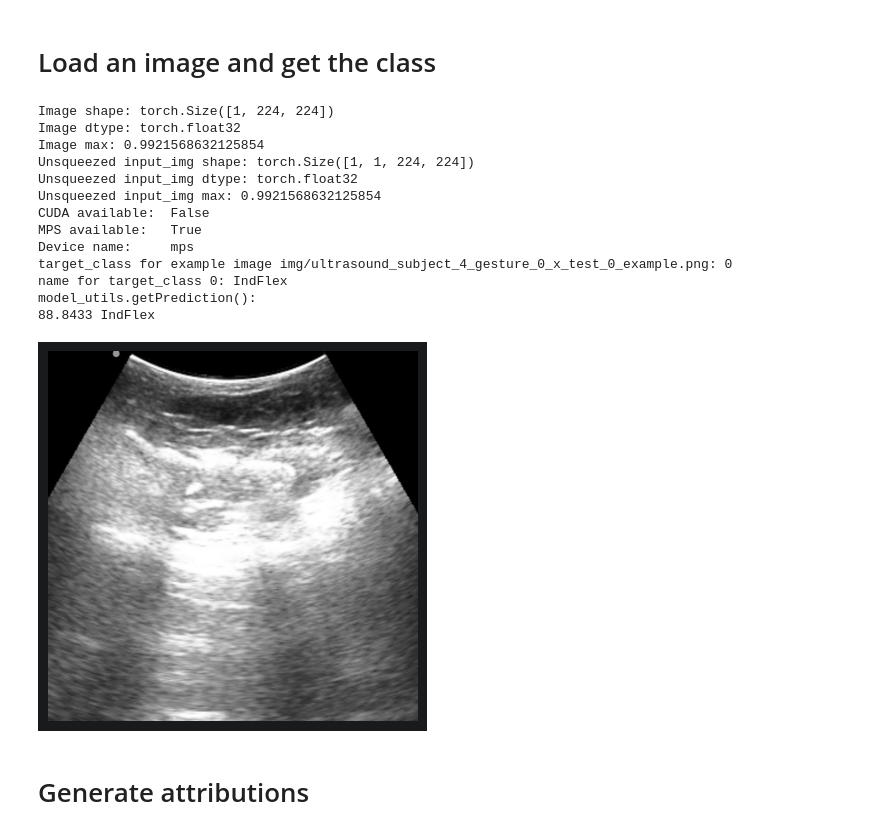
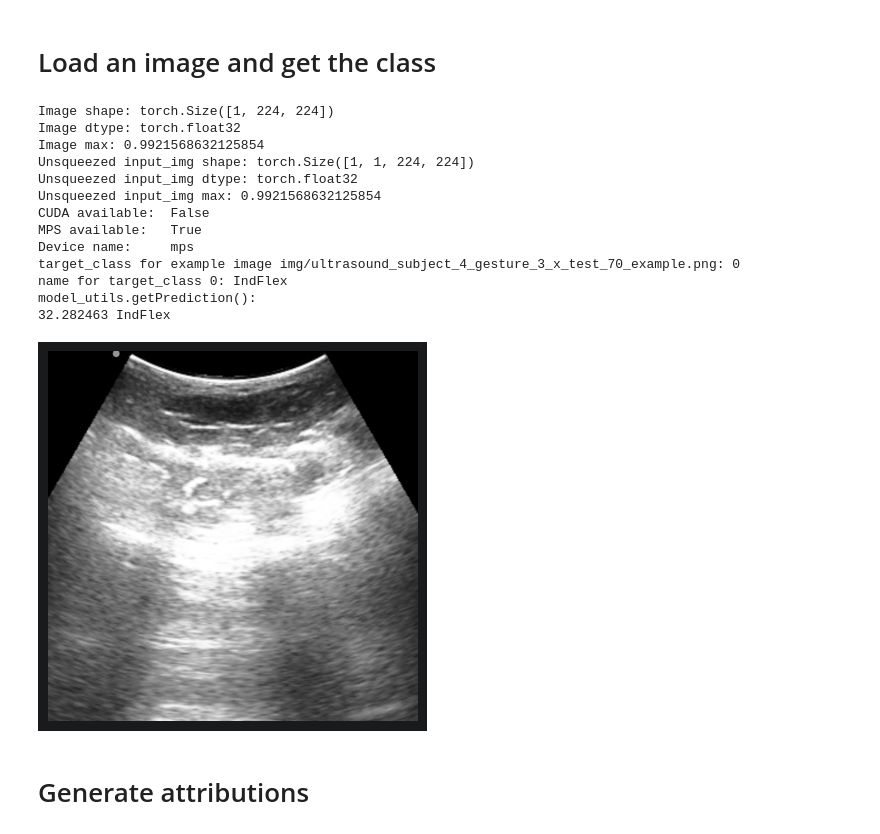
Before and after one commit to rickgladwin/Integrated-Decision-Gradients, a Jupyter notebook: IDG/example_ultrasound.ipynb, the cells around one changed output. Cells and saved outputs as stored; diff of their text form; code cells hidden in the pictures.

Commit message:
update test gesture and commit results

```diff
--- a/IDG/example_ultrasound.ipynb
+++ b/IDG/example_ultrasound.ipynb
@@ -193,7 +191,15 @@ from PIL.ImageFile import ImageFile
 # img = Image.open(image_path)
 
 # image_path = "img/ultrasound_subject_4_gesture_0_example.png"
-image_path = "img/ultrasound_subject_4_gesture_0_x_test_0_example.png"
+# image_path = "img/ultrasound_subject_4_gesture_0_x_test_0_example.png"
+# image_path = "img/ultrasound_subject_4_gesture_1_x_test_0_example.png"
+# image_path = "img/ultrasound_subject_4_gesture_1_x_test_10_example.png"
+# image_path = "img/ultrasound_subject_4_gesture_2_x_test_10_example.png"
+# image_path = "img/ultrasound_subject_4_gesture_2_x_test_30_example.png"
+# image_path = "img/ultrasound_subject_4_gesture_3_x_test_30_example.png"
+# image_path = "img/ultrasound_subject_4_gesture_3_x_test_38_example.png"
+# image_path = "img/ultrasound_subject_4_gesture_3_x_test_47_example.png"
+image_path = "img/ultrasound_subject_4_gesture_3_x_test_70_example.png"
 img: ImageFile = Image.open(image_path, formats=["PNG"])
 
 trans_img = transform(img)
@@ -265,36 +271,36 @@ print(f"target_class for example image {image_path}: {target_class}")
 # open the class list so the detected class string can be returned for printing
 # with open('../util/class_maps/ImageNet/imagenet_classes.txt') as f:
 #     classes = [line.strip() for line in f.readlines()]
 name = classes[target_class]
 print(f"name for target_class {target_class}: {name}")
 print(f"model_utils.getPrediction():")
 print(model_utils.getPrediction(input_img, model, device, target_class)[0] * 100, name)
 
 plt.axis("off")
 
 # use gray colormap for grayscale (single channel) images
 if image_channels == 1:
     img_colormap = plt.get_cmap('gray')
 else:
     img_colormap = None
 
 plt.imshow(img, cmap=img_colormap)
 plt.show()
 # %% [output]
 Image shape: torch.Size([1, 224, 224])
 Image dtype: torch.float32
 Image max: 0.9921568632125854
 Unsqueezed input_img shape: torch.Size([1, 1, 224, 224])
 Unsqueezed input_img dtype: torch.float32
 Unsqueezed input_img max: 0.9921568632125854
 CUDA available:  False
 MPS available:   True
 Device name:     mps
-target_class for example image img/ultrasound_subject_4_gesture_0_x_test_0_example.png: 0
+target_class for example image img/ultrasound_subject_4_gesture_3_x_test_70_example.png: 0
 name for target_class 0: IndFlex
 model_utils.getPrediction():
-88.8433 IndFlex
+32.282463 IndFlex
-[figure, old version]
+[figure, new version]
 # %% [markdown]
 <h1>Generate attributions</h1>
 # %%
```
Also changed, not shown: parts of 3 cells of this notebook, 17 other files.
